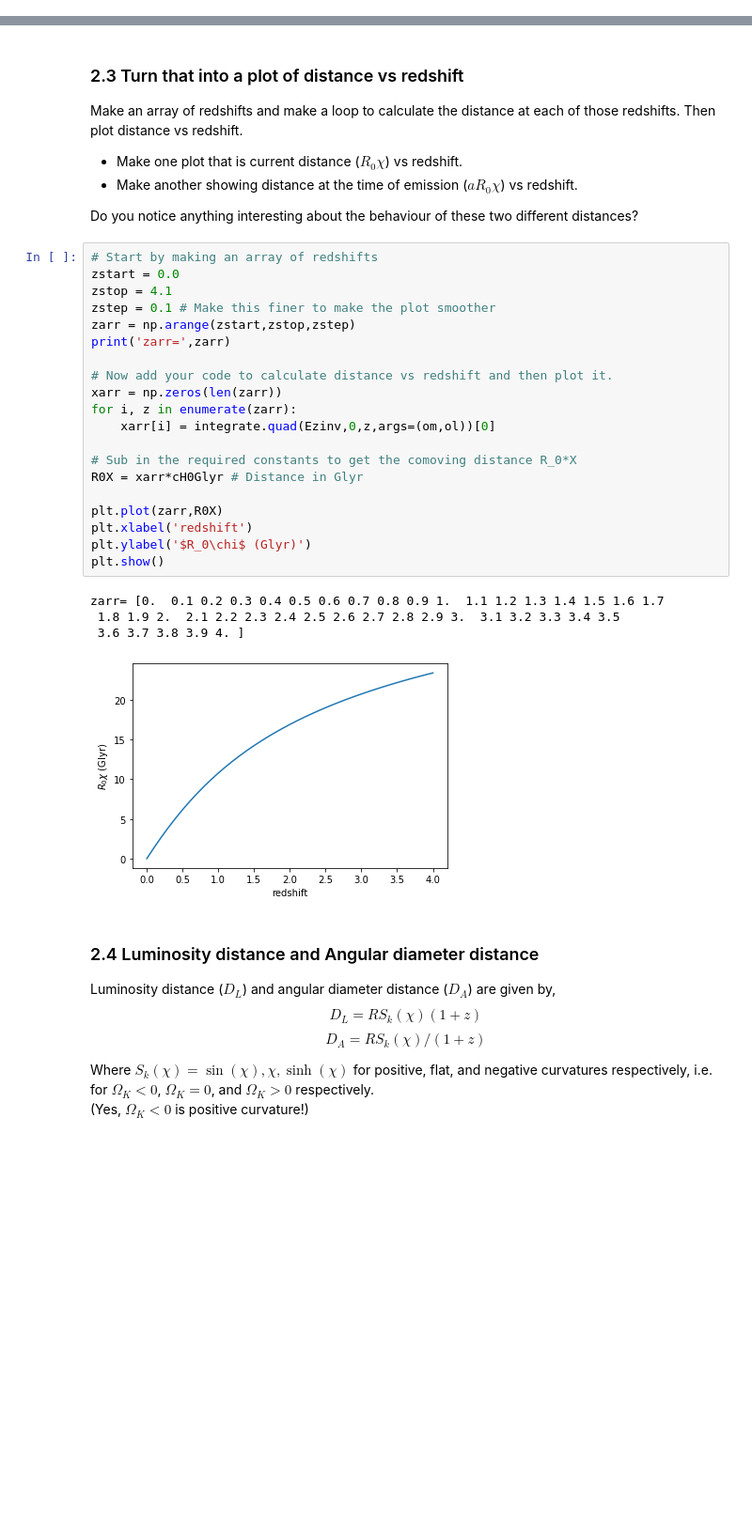
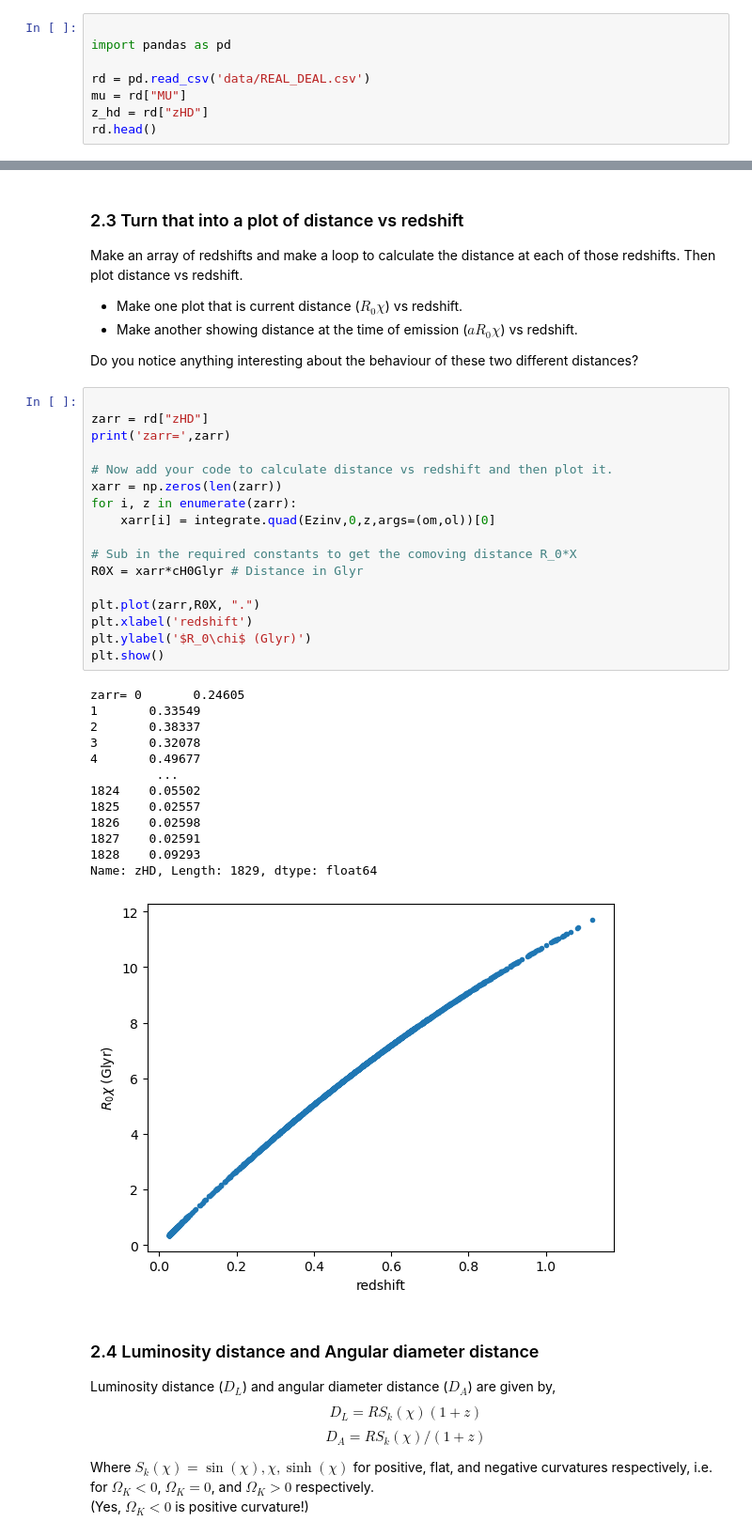
Before and after one commit to nicomii/cosmooo, a Jupyter notebook: real_deal/Distances.ipynb, the cells around one changed output, grey strips where cells are left out. Shown: that part at 94% size. Saved outputs shown, nothing was run; the diff lists cells and outputs as text; blank space fills up the shorter version.

```diff
--- a/real_deal/Distances.ipynb
+++ b/real_deal/Distances.ipynb
@@ -86,3 +86,11 @@ print('Distance to a galaxy at z=%.3f when the light we see was emitted is %.2f
 # %% [output]
 Distance to a galaxy at z=0.300 when a=0.5 is 1.95 Glyr
 Distance to a galaxy at z=0.300 when the light we see was emitted is 3.00 Glyr
+# %%
+
+import pandas as pd
+
+rd = pd.read_csv('data/REAL_DEAL.csv')
+mu = rd["MU"]
+z_hd = rd["zHD"]
+rd.head()
@@ -96,30 +116,36 @@ Make an array of redshifts and make a loop to calculate the distance at each of
 
 Do you notice anything interesting about the behaviour of these two different distances?
 # %%
-# Start by making an array of redshifts
-zstart = 0.0
-zstop = 4.1
-zstep = 0.1 # Make this finer to make the plot smoother
-zarr = np.arange(zstart,zstop,zstep)
+
+zarr = rd["zHD"]
 print('zarr=',zarr)
 
 # Now add your code to calculate distance vs redshift and then plot it.
 xarr = np.zeros(len(zarr))
 for i, z in enumerate(zarr):
     xarr[i] = integrate.quad(Ezinv,0,z,args=(om,ol))[0]
 
 # Sub in the required constants to get the comoving distance R_0*X
 R0X = xarr*cH0Glyr # Distance in Glyr
 
-plt.plot(zarr,R0X)
+plt.plot(zarr,R0X, ".")
 plt.xlabel('redshift')
 plt.ylabel('$R_0\chi$ (Glyr)')
 plt.show()
 # %% [output]
-zarr= [0.  0.1 0.2 0.3 0.4 0.5 0.6 0.7 0.8 0.9 1.  1.1 1.2 1.3 1.4 1.5 1.6 1.7
- 1.8 1.9 2.  2.1 2.2 2.3 2.4 2.5 2.6 2.7 2.8 2.9 3.  3.1 3.2 3.3 3.4 3.5
- 3.6 3.7 3.8 3.9 4. ]
+zarr= 0       0.24605
+1       0.33549
+2       0.38337
+3       0.32078
+4       0.49677
+         ...
+1824    0.05502
+1825    0.02557
+1826    0.02598
+1827    0.02591
+1828    0.09293
+Name: zHD, Length: 1829, dtype: float64
-[figure, old version]
+[figure, new version]
 # %% [markdown]
 ### 2.4 Luminosity distance and Angular diameter distance
 
```
Also changed, not shown: parts of 6 cells of this notebook, 1 other file.
